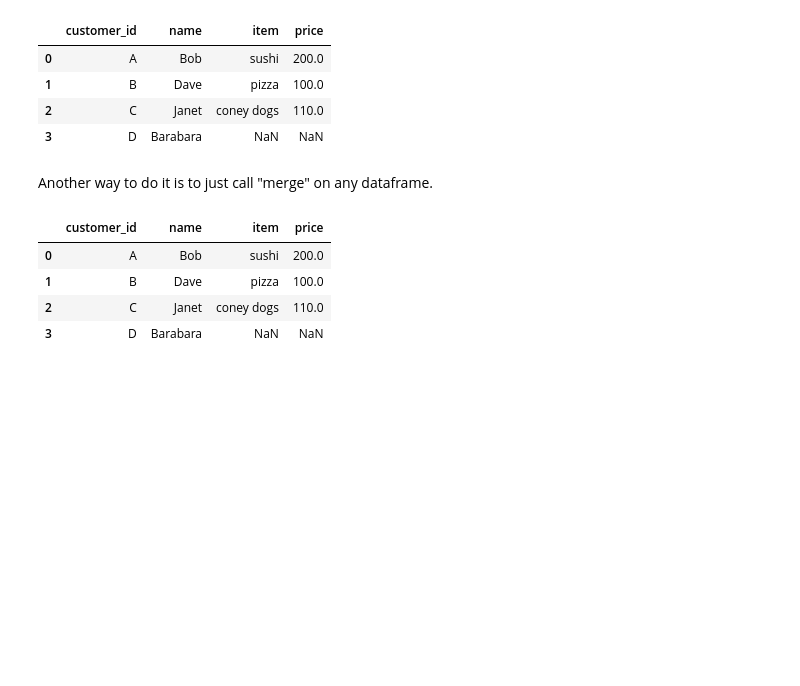
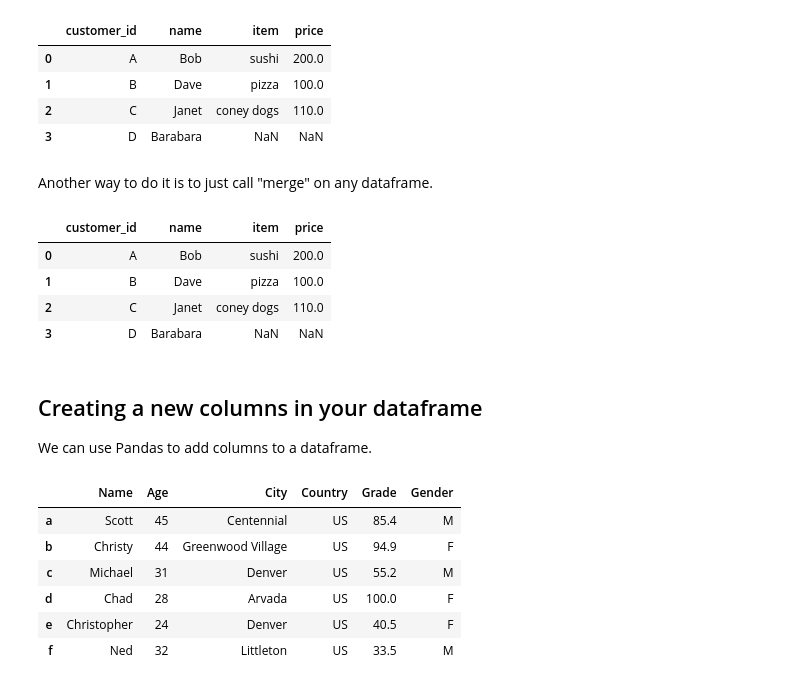
Before and after one commit to schirko/Python-Pandas-Exercises-and-Techniques, a Jupyter notebook: Python Pandas Exercises and Techniques.ipynb, the cells around one changed output. Drawn from its saved outputs; the diff is of its cells as text; code cells hidden in the pictures; blank space fills up the shorter version.

```diff
--- a/Python Pandas Exercises and Techniques.ipynb
+++ b/Python Pandas Exercises and Techniques.ipynb
@@ -46,0 +8,14 @@ Name: Airline, dtype: int64
+# %%
+import pandas as pd
+
+# Load data into pandas dataframe
+pd.set_option('display.width', 480)
+pd.set_option("display.max_columns", 20)
+df = pd.read_csv('Life_Expectancy_WHO_Data.csv')
+
+
+# Print the first three records using head()
+print("head(): \n", df.head(3))
+
+# Print the last three records using tail()
+print("df.tail(5): \n", df.tail(3))
@@ -102,3 +208,41 @@ merged_df.head(4)
 | 1 | B | Dave | pizza | 100.0 |
 | 2 | C | Janet | coney dogs | 110.0 |
 | 3 | D | Barabara | NaN | NaN |
+# %% [markdown]
+## Creating a new columns in your dataframe
+We can use Pandas to add columns to a dataframe.
+# %%
+# Importing pandas library
+import pandas as pd
+
+# Creating and initializing a nested list
+students = [['Scott', 45, 'Centennial', 'US'],
+            ['Christy', 44, 'Greenwood Village', 'US'],
+            ['Michael', 31, 'Denver', 'US'],
+            ['Chad', 28, 'Arvada', 'US'],
+            ['Christopher', 24, 'Denver', 'US'],
+            ['Ned', 32, 'Littleton', 'US']]
+
+# Create a DataFrame object
+df = pd.DataFrame(students,
+                  columns=['Name', 'Age', 'City', 'Country'],
+                  index=['a', 'b', 'c', 'd', 'e', 'f'])
+
+# Creating 2 lists 'grades' and 'gender'
+grade = [85.4,94.9,55.2,100.0,40.5,33.5]
+gender = ['M','F','M','F','F','M']
+
+# Adding the two new lists as new column to dataframe
+df['Grade'] = grade
+df['Gender'] = gender
+
+# Displaying the Data frame
+df
+# %% [output]
+|  | Name | Age | City | Country | Grade | Gender |
+| a | Scott | 45 | Centennial | US | 85.4 | M |
+| b | Christy | 44 | Greenwood Village | US | 94.9 | F |
+| c | Michael | 31 | Denver | US | 55.2 | M |
+| d | Chad | 28 | Arvada | US | 100.0 | F |
+| e | Christopher | 24 | Denver | US | 40.5 | F |
+| f | Ned | 32 | Littleton | US | 33.5 | M |
```
Also changed, not shown: parts of 27 cells of this notebook, 1 other file.
